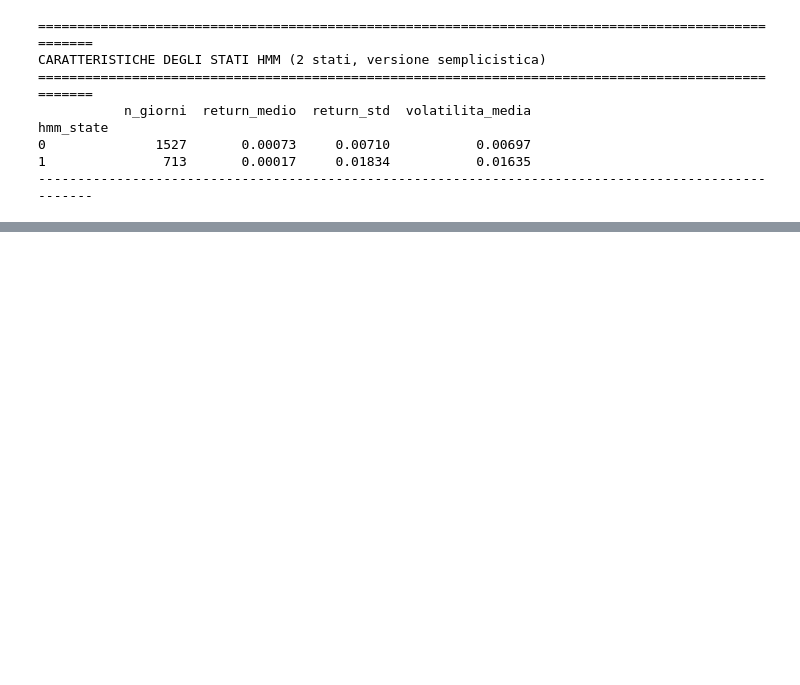
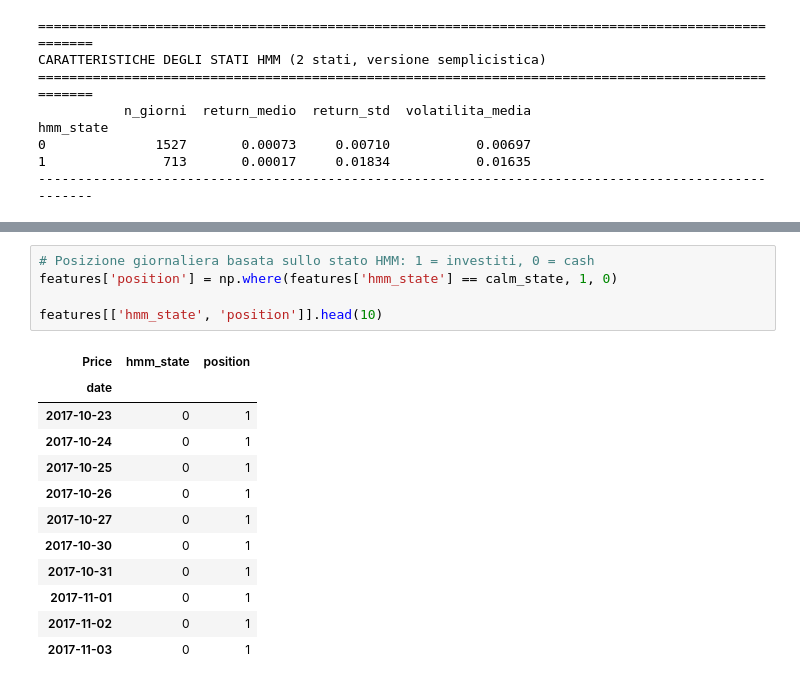
Before and after one commit to simone2203/sp500-hmm-quant-strategy, a Jupyter notebook: sp500_hmm_quant_strategy.ipynb, the cells around one changed output, grey strips where cells are left out. Drawn from its saved outputs; the diff is of its cells as text; blank space fills up the shorter version.

```diff
--- a/sp500_hmm_quant_strategy.ipynb
+++ b/sp500_hmm_quant_strategy.ipynb
@@ -430,0 +489,18 @@ hmm_state
+# %%
+# Posizione giornaliera basata sullo stato HMM: 1 = investiti, 0 = cash
+features['position'] = np.where(features['hmm_state'] == calm_state, 1, 0)
+
+features[['hmm_state', 'position']].head(10)
+# %% [output]
+| Price | hmm_state | position |
+| date |  |  |
+| 2017-10-23 | 0 | 1 |
+| 2017-10-24 | 0 | 1 |
+| 2017-10-25 | 0 | 1 |
+| 2017-10-26 | 0 | 1 |
+| 2017-10-27 | 0 | 1 |
+| 2017-10-30 | 0 | 1 |
+| 2017-10-31 | 0 | 1 |
+| 2017-11-01 | 0 | 1 |
+| 2017-11-02 | 0 | 1 |
+| 2017-11-03 | 0 | 1 |
```
Also changed, not shown: parts of 17 cells of this notebook.
